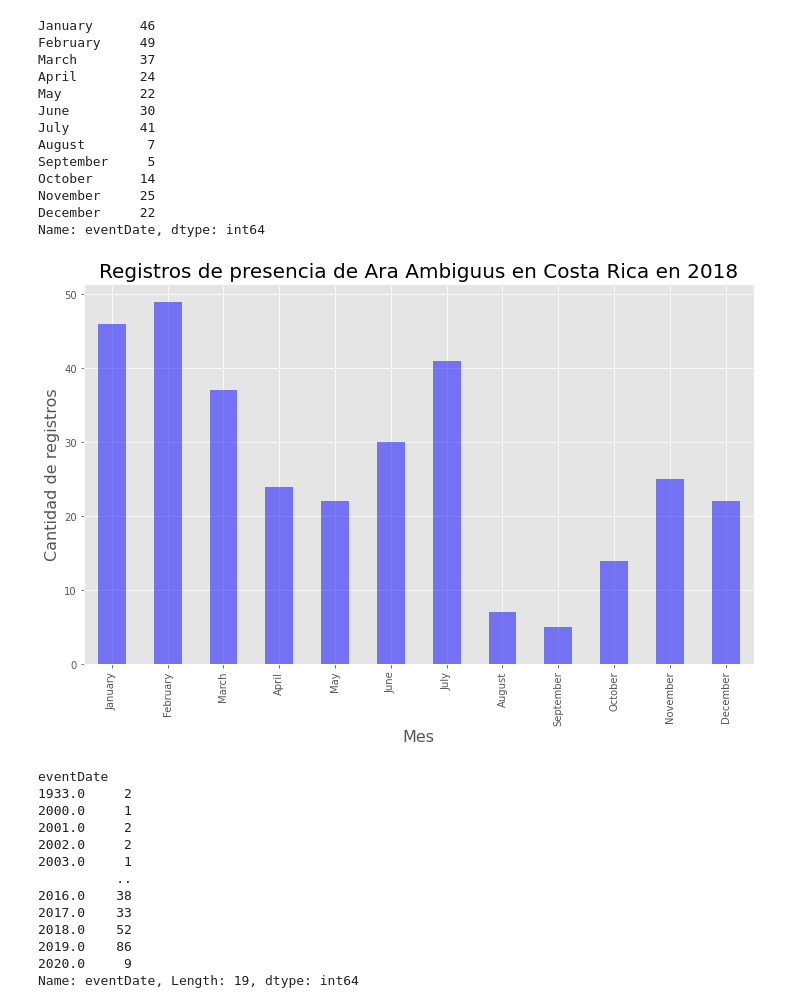
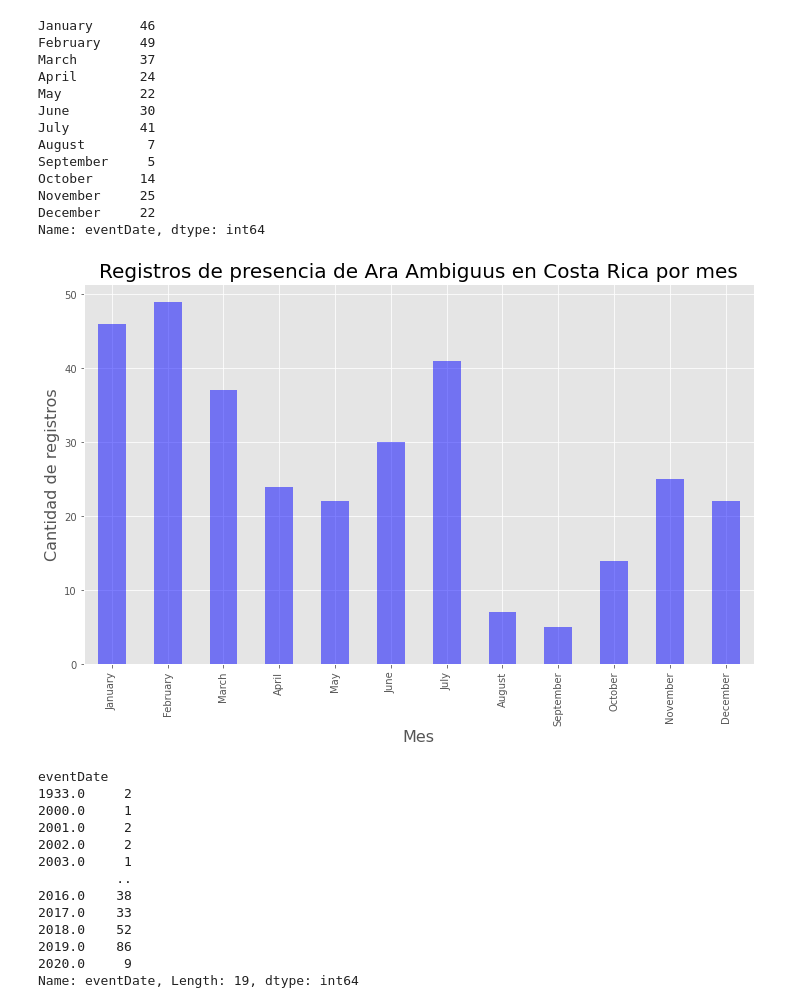
Before and after one commit to MontserratJB/tarea-03-geopandas, a Jupyter notebook: Tarea_03.ipynb, the cells around one changed output. Saved outputs shown, nothing was run; the diff lists cells and outputs as text; code cells hidden in the pictures.

```diff
--- a/Tarea_03.ipynb
+++ b/Tarea_03.ipynb
@@ -115,13 +125,13 @@ Name: eventDate, dtype: int64
 # %%
 #Gráfico de barras
 registros_x_mes.plot(kind='bar',figsize=(12,7), color='blue', alpha=0.5)
 
 #Título y leyendas en los ejes
-plt.title('Registros de presencia de ' + nombre_cientifico + ' en Costa Rica en 2018', fontsize=20)
+plt.title('Registros de presencia de ' + nombre_cientifico + ' en Costa Rica por mes', fontsize=20)
 plt.xlabel('Mes', fontsize=16)
 plt.ylabel('Cantidad de registros', fontsize=16);
 # %% [output]
-[figure, old version]
+[figure, new version]
 # %%
 #Gráfico por año
 
```
Also changed, not shown: parts of 5 cells of this notebook.
